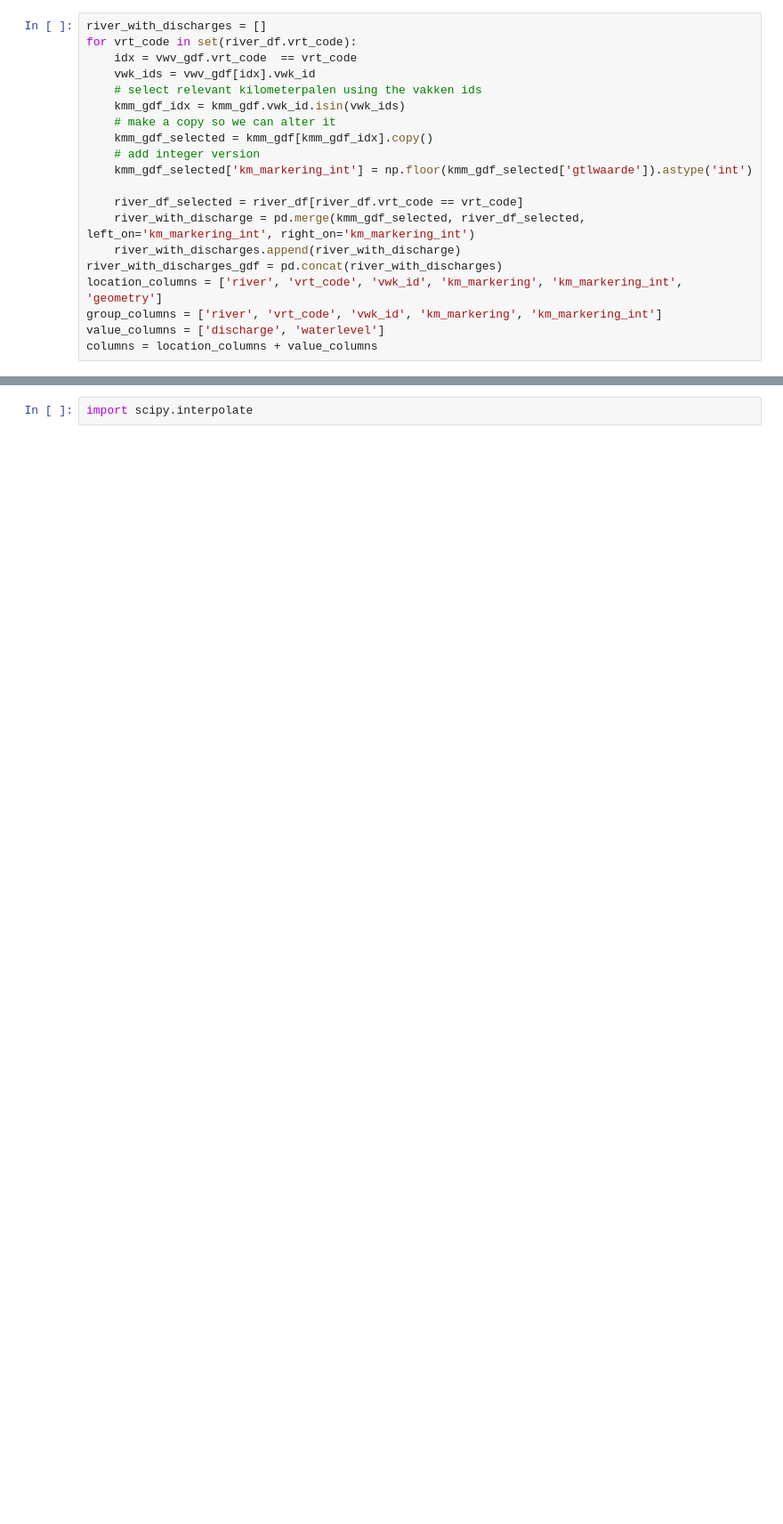
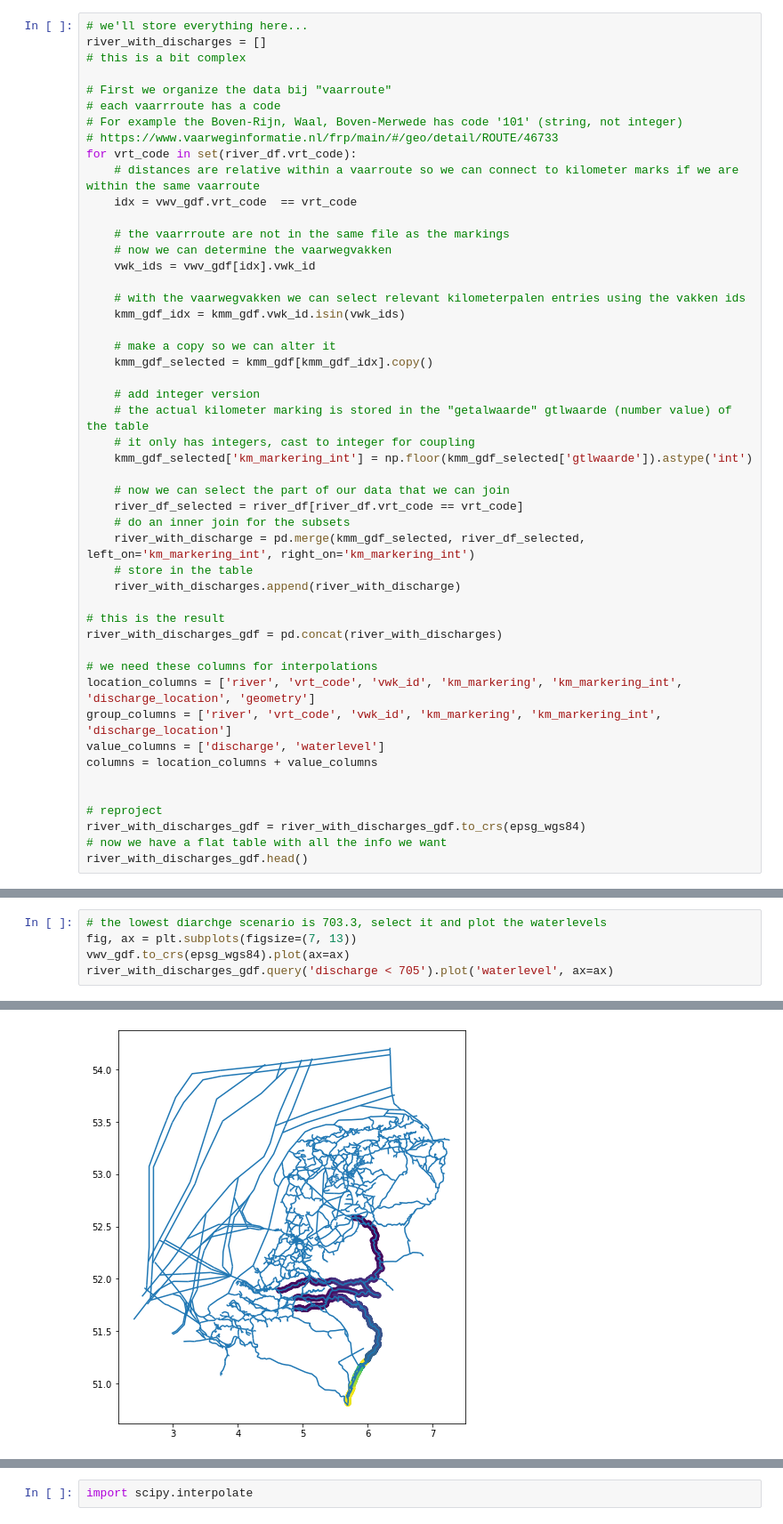
Before and after one commit to Deltares-research/digitaltwin-waterway, a Jupyter notebook: notebooks/waterdepths/read_waterdepth.ipynb, the cells around one changed output, grey strips where cells are left out. Shown at 89% size. Saved outputs shown, nothing was run; the diff lists cells and outputs as text; blank space fills up the shorter version.

```diff
--- a/notebooks/waterdepths/read_waterdepth.ipynb
+++ b/notebooks/waterdepths/read_waterdepth.ipynb
@@ -101,20 +140,49 @@ vwv_gdf.plot(ax=ax)
 # %%
+# we'll store everything here...
 river_with_discharges = []
+# this is a bit complex
+
+# First we organize the data bij "vaarroute"
+# each vaarrroute has a code
+# For example the Boven-Rijn, Waal, Boven-Merwede has code '101' (string, not integer)
+# https://www.vaarweginformatie.nl/frp/main/#/geo/detail/ROUTE/46733
 for vrt_code in set(river_df.vrt_code):
+    # distances are relative within a vaarroute so we can connect to kilometer marks if we are within the same vaarroute
     idx = vwv_gdf.vrt_code  == vrt_code
+
+    # the vaarrroute are not in the same file as the markings
+    # now we can determine the vaarwegvakken
     vwk_ids = vwv_gdf[idx].vwk_id
-    # select relevant kilometerpalen using the vakken ids
+
+    # with the vaarwegvakken we can select relevant kilometerpalen entries using the vakken ids
     kmm_gdf_idx = kmm_gdf.vwk_id.isin(vwk_ids)
+
     # make a copy so we can alter it
     kmm_gdf_selected = kmm_gdf[kmm_gdf_idx].copy()
+
     # add integer version
+    # the actual kilometer marking is stored in the "getalwaarde" gtlwaarde (number value) of the table
+    # it only has integers, cast to integer for coupling
     kmm_gdf_selected['km_markering_int'] = np.floor(kmm_gdf_selected['gtlwaarde']).astype('int')
 
+    # now we can select the part of our data that we can join
     river_df_selected = river_df[river_df.vrt_code == vrt_code]
+    # do an inner join for the subsets
     river_with_discharge = pd.merge(kmm_gdf_selected, river_df_selected, left_on='km_markering_int', right_on='km_markering_int')
+    # store in the table
     river_with_discharges.append(river_with_discharge)
+
+# this is the result
 river_with_discharges_gdf = pd.concat(river_with_discharges)
-location_columns = ['river', 'vrt_code', 'vwk_id', 'km_markering', 'km_markering_int', 'geometry']
-group_columns = ['river', 'vrt_code', 'vwk_id', 'km_markering', 'km_markering_int']
+
+# we need these columns for interpolations
+location_columns = ['river', 'vrt_code', 'vwk_id', 'km_markering', 'km_markering_int', 'discharge_location', 'geometry']
+group_columns = ['river', 'vrt_code', 'vwk_id', 'km_markering', 'km_markering_int', 'discharge_location']
 value_columns = ['discharge', 'waterlevel']
 columns = location_columns + value_columns
+
+
+# reproject
+river_with_discharges_gdf = river_with_discharges_gdf.to_crs(epsg_wgs84)
+# now we have a flat table with all the info we want
+river_with_discharges_gdf.head()
@@ -120,0 +196,6 @@ columns = location_columns + value_columns
+# %%
+# the lowest diarchge scenario is 703.3, select it and plot the waterlevels
+fig, ax = plt.subplots(figsize=(7, 13))
+vwv_gdf.to_crs(epsg_wgs84).plot(ax=ax)
+river_with_discharges_gdf.query('discharge < 705').plot('waterlevel', ax=ax)
+# %% [output]
@@ -120,0 +203 @@ columns = location_columns + value_columns
+[figure, added]
```
Also changed, not shown: parts of 38 cells of this notebook.
